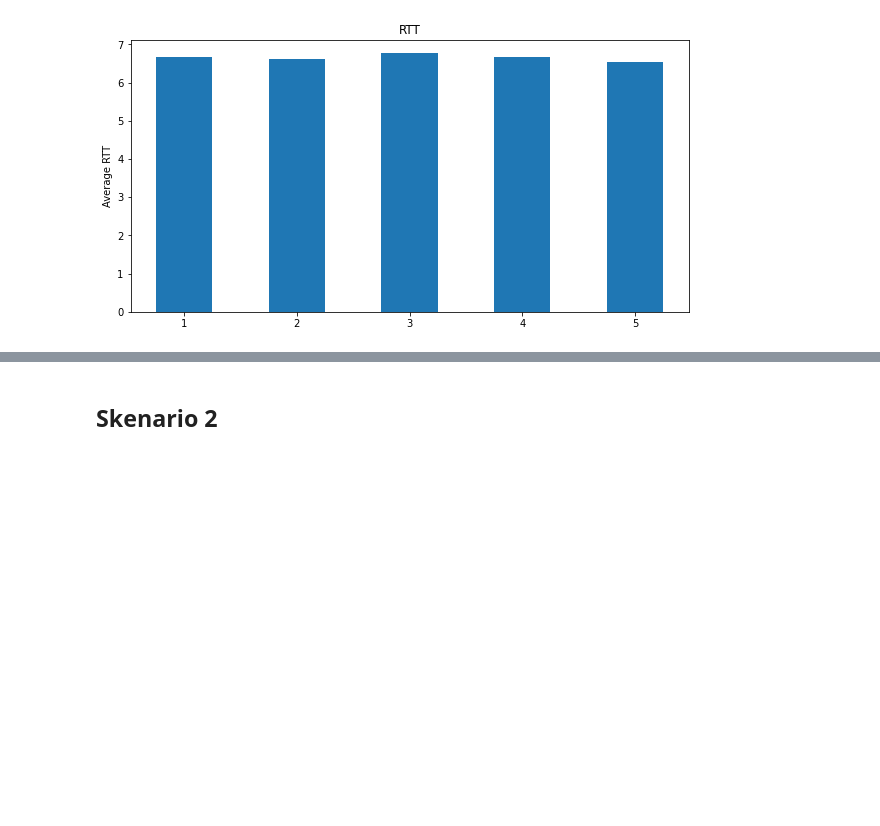
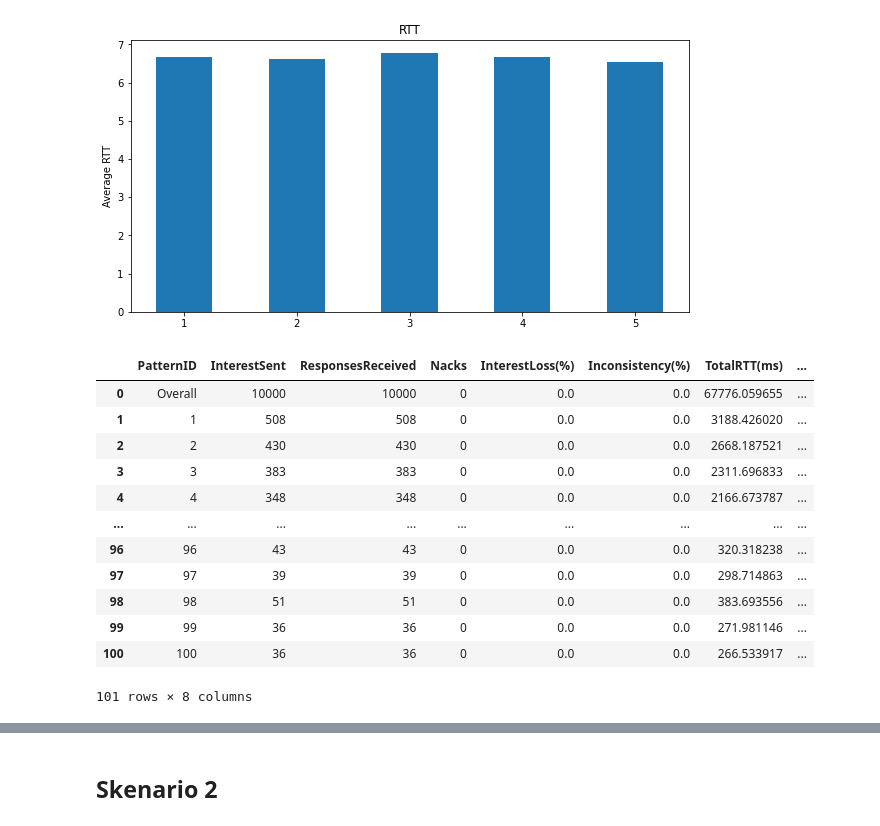
Before and after one commit to Rafi030615/NDN_Riset, a Jupyter notebook: Consumer/RTT Skenario 1.ipynb, the cells around one changed output, grey strips where cells are left out. Cells and saved outputs as stored; diff of their text form; code cells hidden in the pictures; blank space fills up the shorter version.

```diff
--- a/Consumer/RTT Skenario 1.ipynb
+++ b/Consumer/RTT Skenario 1.ipynb
@@ -69,4 +69,20 @@ plt.title("RTT")
 plt.show()
 # %% [output]
 [figure]
+# %%
+z33
+# %% [output]
+|  | PatternID | InterestSent | ResponsesReceived | Nacks | InterestLoss(%) | Inconsistency(%) | TotalRTT(ms) | ... |
+| 0 | Overall | 10000 | 10000 | 0 | 0.0 | 0.0 | 67776.059655 | ... |
+| 1 | 1 | 508 | 508 | 0 | 0.0 | 0.0 | 3188.426020 | ... |
+| 2 | 2 | 430 | 430 | 0 | 0.0 | 0.0 | 2668.187521 | ... |
+| 3 | 3 | 383 | 383 | 0 | 0.0 | 0.0 | 2311.696833 | ... |
+| 4 | 4 | 348 | 348 | 0 | 0.0 | 0.0 | 2166.673787 | ... |
+| ... | ... | ... | ... | ... | ... | ... | ... | ... |
+| 96 | 96 | 43 | 43 | 0 | 0.0 | 0.0 | 320.318238 | ... |
+| 97 | 97 | 39 | 39 | 0 | 0.0 | 0.0 | 298.714863 | ... |
+| 98 | 98 | 51 | 51 | 0 | 0.0 | 0.0 | 383.693556 | ... |
+| 99 | 99 | 36 | 36 | 0 | 0.0 | 0.0 | 271.981146 | ... |
+| 100 | 100 | 36 | 36 | 0 | 0.0 | 0.0 | 266.533917 | ... |
+101 rows × 8 columns
 # %%
```
Also changed, not shown: parts of 4 cells of this notebook, 2 other files.
